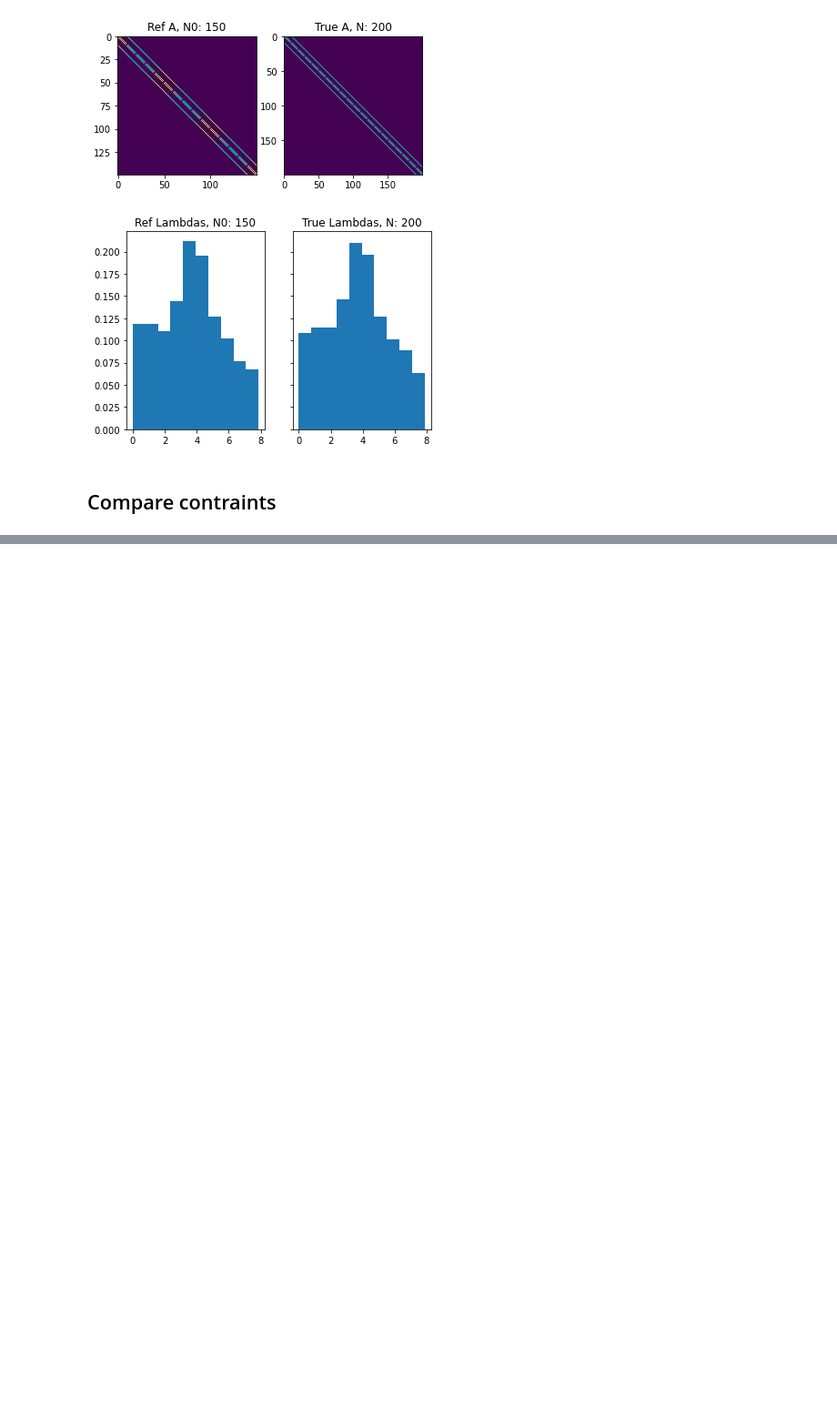
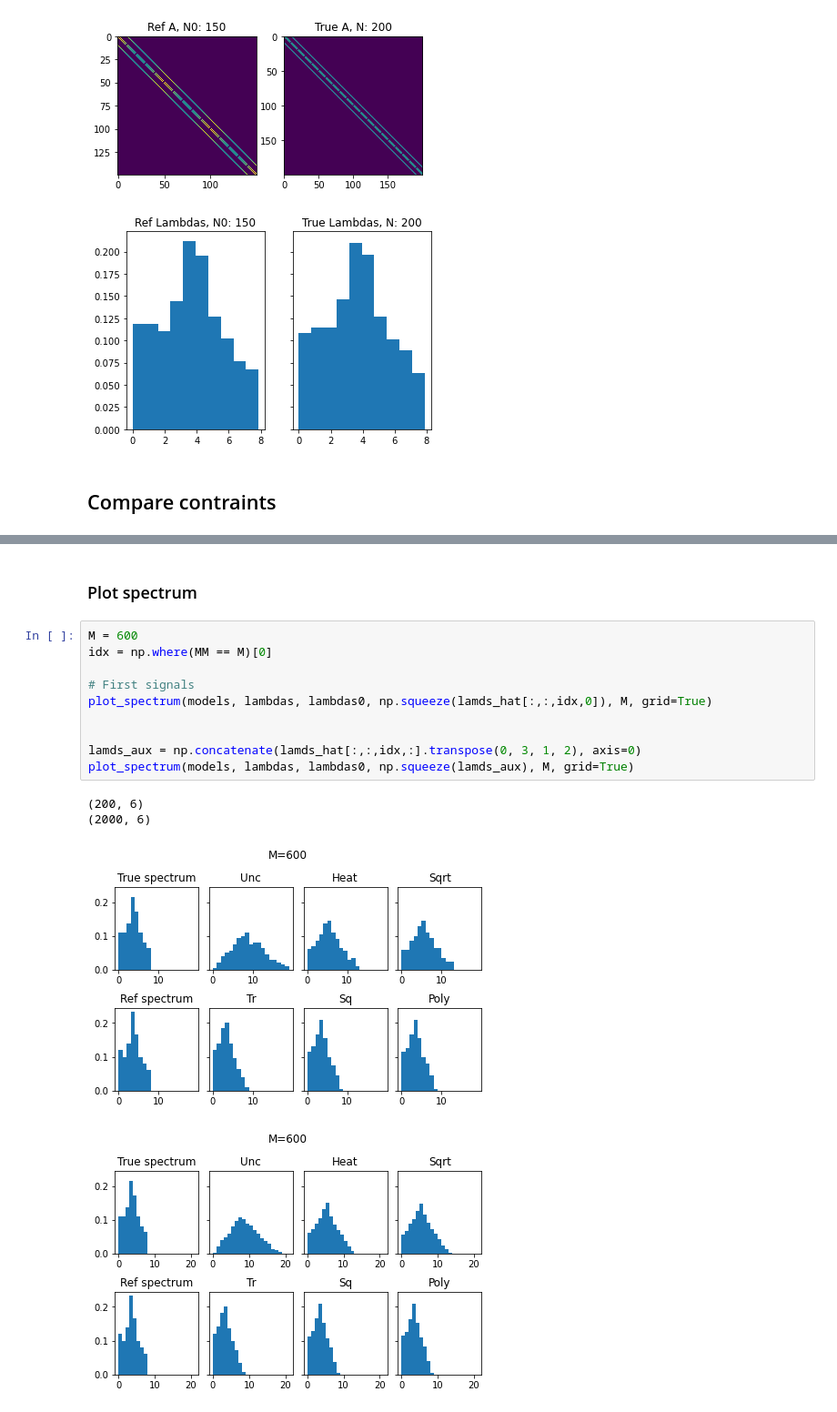
Before and after one commit to reysam93/motif_nti, a Jupyter notebook: constraints_samples.ipynb, the cells around one changed output, grey strips where cells are left out. Shown: that part at 91% size. Cells and saved outputs as stored; diff of their text form; blank space fills up the shorter version.

```diff
--- a/constraints_samples.ipynb
+++ b/constraints_samples.ipynb
@@ -259,2 +307,19 @@ plot_err(MM, models, mean_err_lam, 'Mean Err2 lambdas')
+# %% [markdown]
+### Plot spectrum
+# %%
+M = 600
+idx = np.where(MM == M)[0]
+
+# First signals
+plot_spectrum(models, lambdas, lambdas0, np.squeeze(lamds_hat[:,:,idx,0]), M, grid=True)
+
+
+lamds_aux = np.concatenate(lamds_hat[:,:,idx,:].transpose(0, 3, 1, 2), axis=0)
+plot_spectrum(models, lambdas, lambdas0, np.squeeze(lamds_aux), M, grid=True)
+# %% [output]
+(200, 6)
+(2000, 6)
+[figure, added]
+[figure, added]
 # %%
 # Save data
```
Also changed, not shown: parts of 15 cells of this notebook, 3 other files.
